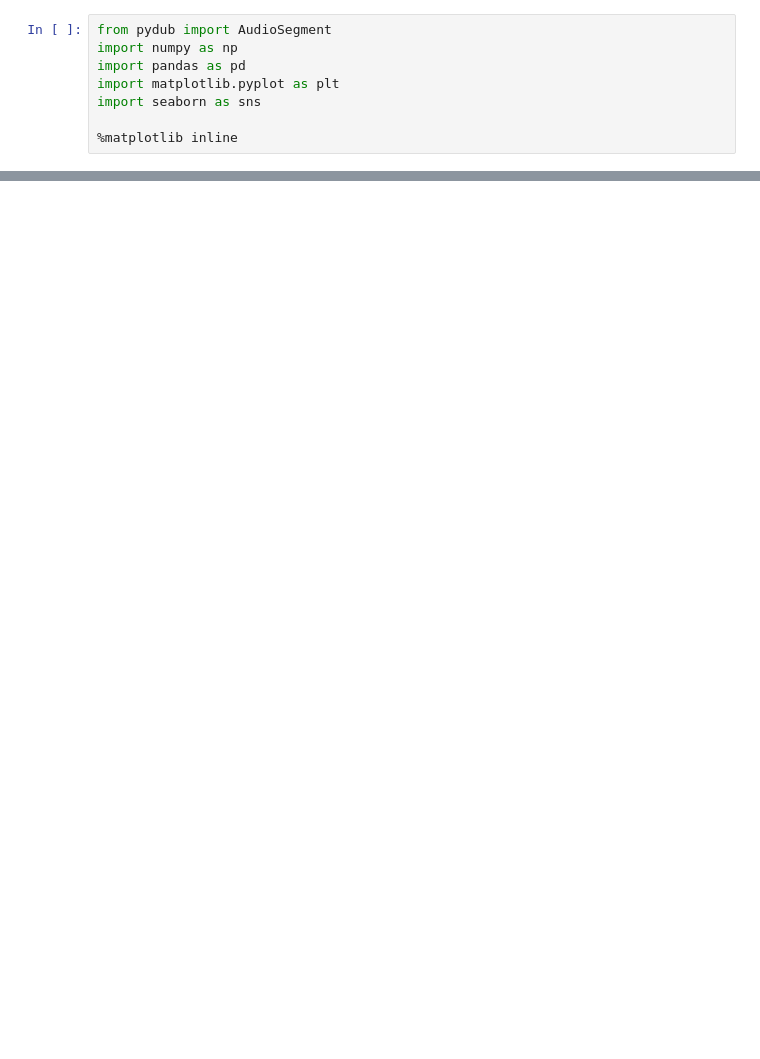
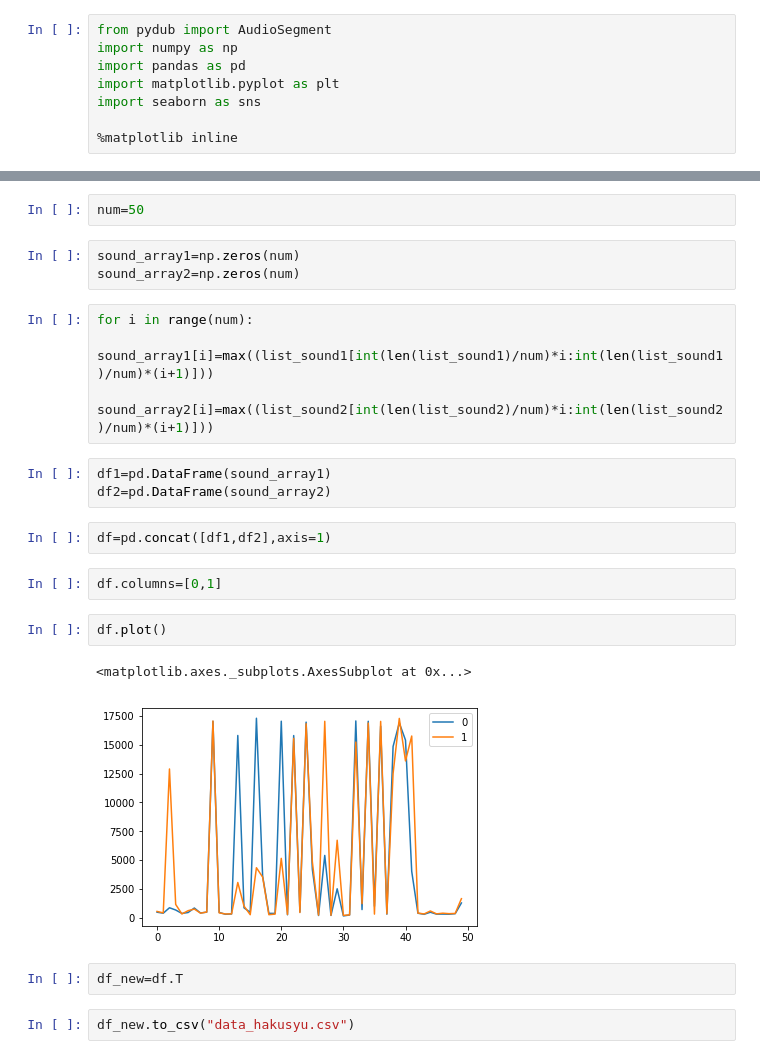
Before and after one commit to yutahaitsclass/workingspace, a Jupyter notebook: python/acoustic/music_communication/Untitled.ipynb, the cells around one changed output, grey strips where cells are left out. Saved outputs shown, nothing was run; the diff lists cells and outputs as text; blank space fills up the shorter version.

```diff
--- a/python/acoustic/music_communication/Untitled.ipynb
+++ b/python/acoustic/music_communication/Untitled.ipynb
@@ -49,0 +24,25 @@ plt.plot(freq, np.abs(spec))
+# %%
+num=50
+# %%
+sound_array1=np.zeros(num)
+sound_array2=np.zeros(num)
+# %%
+for i in range(num):
+    sound_array1[i]=max((list_sound1[int(len(list_sound1)/num)*i:int(len(list_sound1)/num)*(i+1)]))
+    sound_array2[i]=max((list_sound2[int(len(list_sound2)/num)*i:int(len(list_sound2)/num)*(i+1)]))
+# %%
+df1=pd.DataFrame(sound_array1)
+df2=pd.DataFrame(sound_array2)
+# %%
+df=pd.concat([df1,df2],axis=1)
+# %%
+df.columns=[0,1]
+# %%
+df.plot()
+# %% [output]
+<matplotlib.axes._subplots.AxesSubplot at 0x...>
+[figure, added]
+# %%
+df_new=df.T
+# %%
+df_new.to_csv("data_hakusyu.csv")
```
Also changed, not shown: parts of 8 cells of this notebook, 11 other files.
